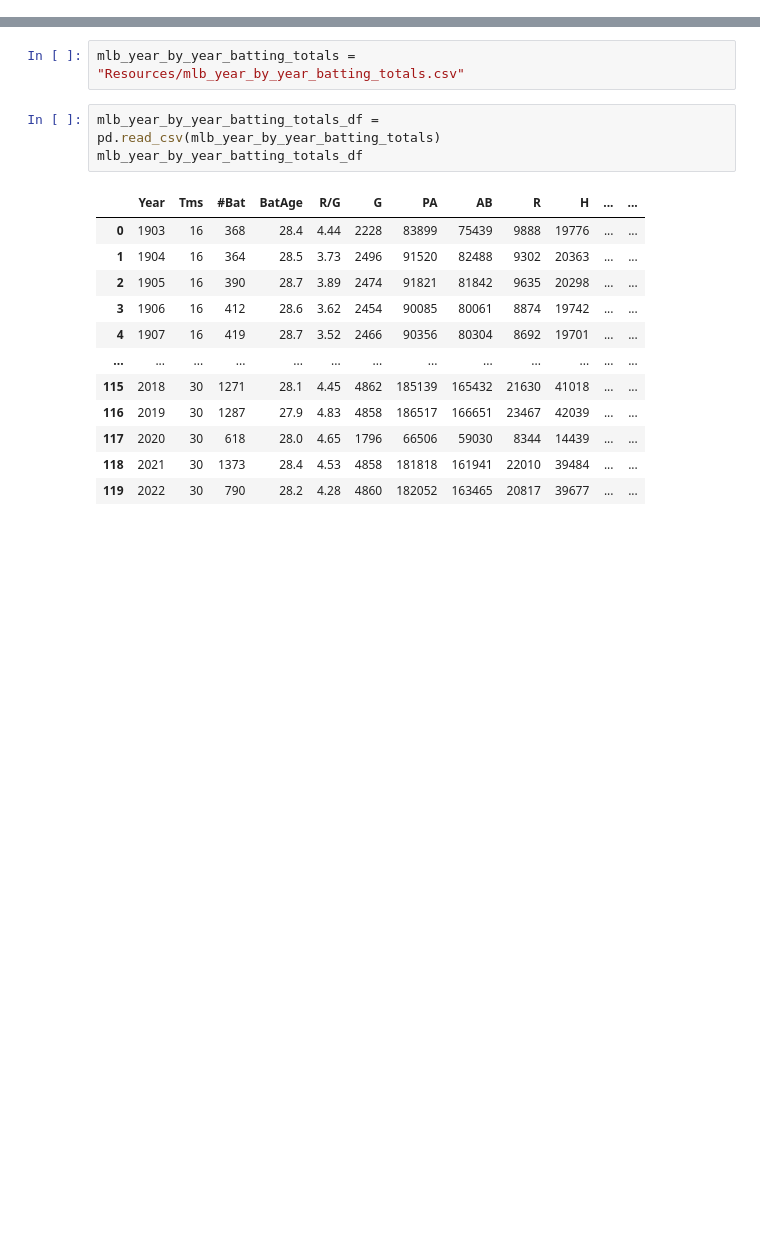
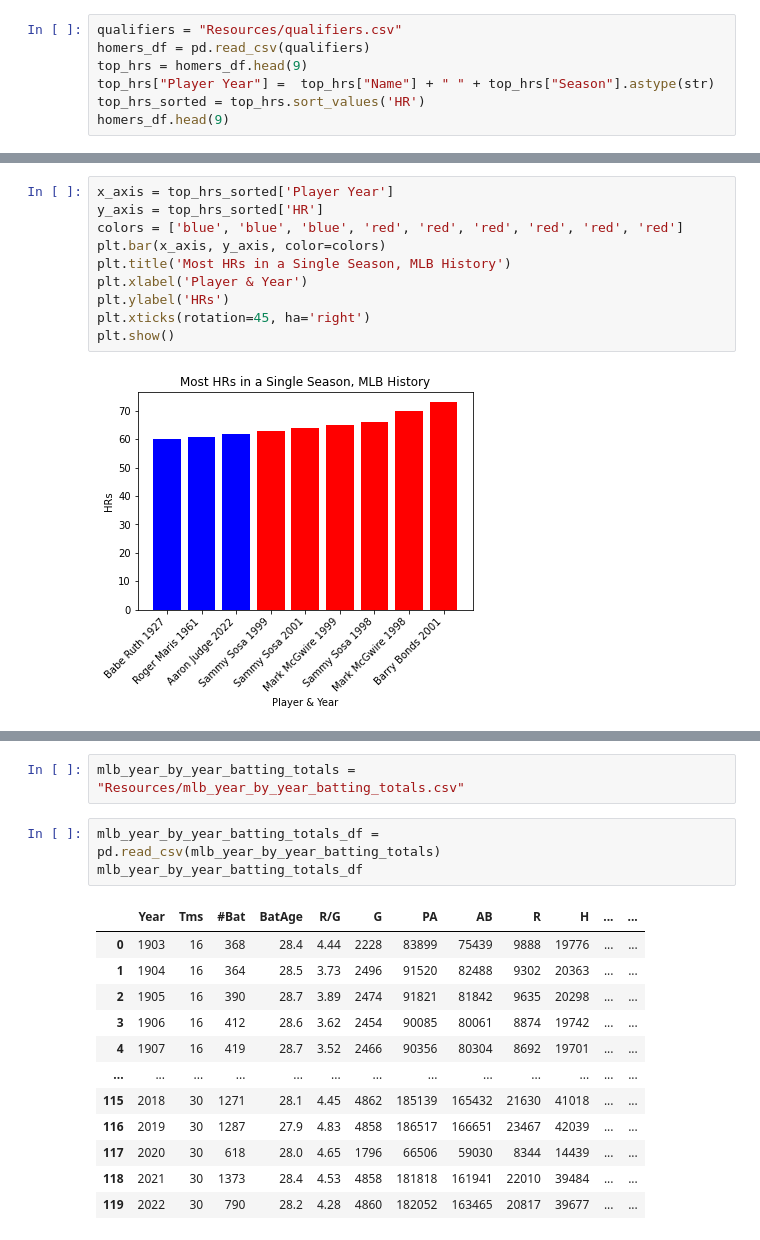
Before and after one commit to amcclure0/All_Rise_Project1, a Jupyter notebook: testing.ipynb, the cells around one changed output, grey strips where cells are left out. Saved outputs shown, nothing was run; the diff lists cells and outputs as text; blank space fills up the shorter version.

```diff
--- a/testing.ipynb
+++ b/testing.ipynb
@@ -3,0 +9,7 @@ import matplotlib.pyplot as plt
+# %%
+qualifiers = "Resources/qualifiers.csv"
+homers_df = pd.read_csv(qualifiers)
+top_hrs = homers_df.head(9)
+top_hrs["Player Year"] =  top_hrs["Name"] + " " + top_hrs["Season"].astype(str)
+top_hrs_sorted = top_hrs.sort_values('HR')
+homers_df.head(9)
@@ -3,0 +33,12 @@ import matplotlib.pyplot as plt
+# %%
+x_axis = top_hrs_sorted['Player Year']
+y_axis = top_hrs_sorted['HR']
+colors = ['blue', 'blue', 'blue', 'red', 'red', 'red', 'red', 'red', 'red']
+plt.bar(x_axis, y_axis, color=colors)
+plt.title('Most HRs in a Single Season, MLB History')
+plt.xlabel('Player & Year')
+plt.ylabel('HRs')
+plt.xticks(rotation=45, ha='right')
+plt.show()
+# %% [output]
+[figure, added]
```
Also changed, not shown: parts of 6 cells of this notebook, 2 other files.
